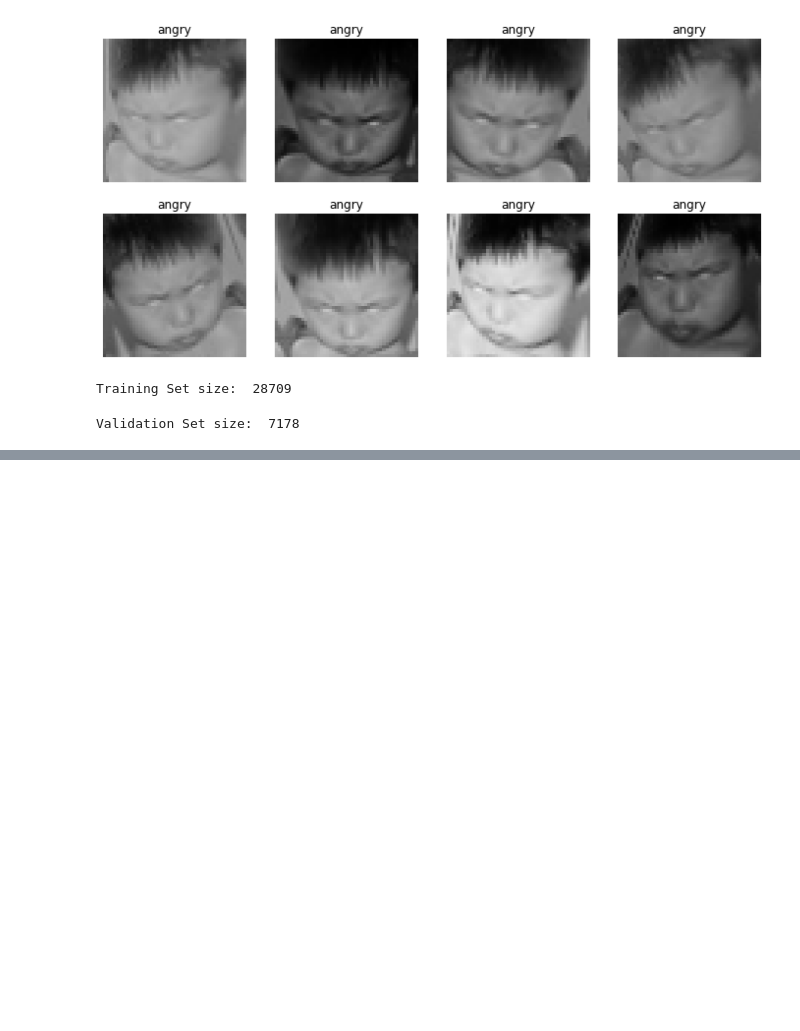
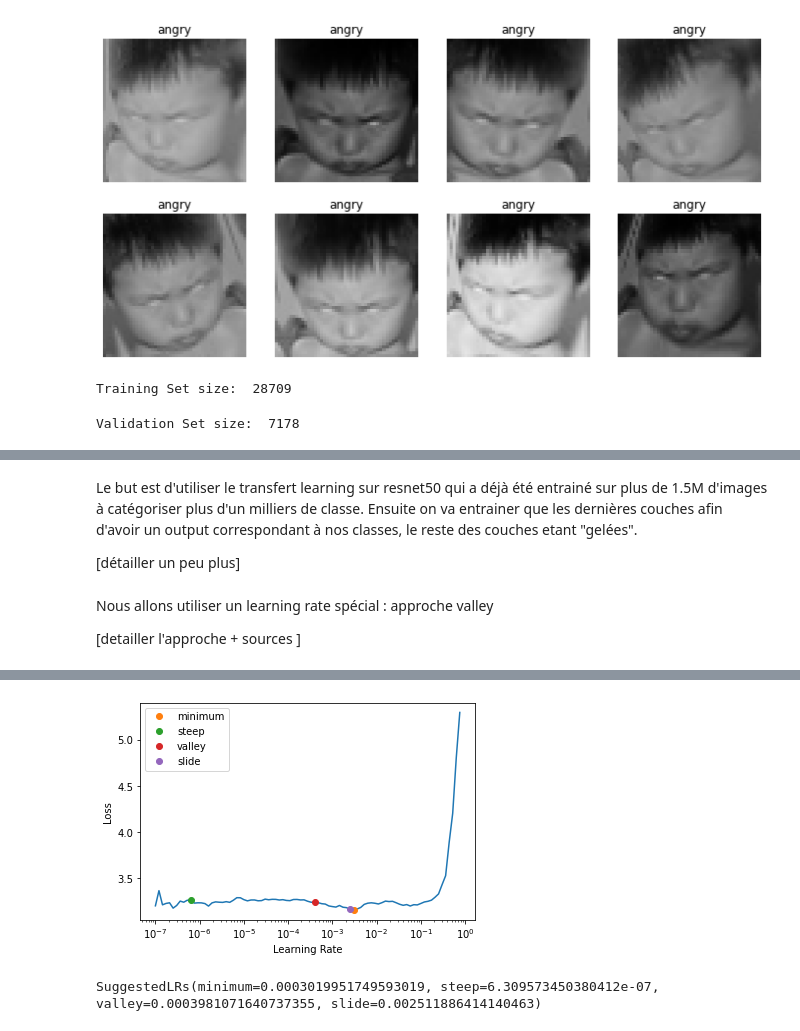
Before and after one commit to ENSAE-Cloud-Computing/MindFlow, a Jupyter notebook: MindFlow - FER Dataset and ResNET50 Transfert Learning Architecture.ipynb, the cells around one changed output, grey strips where cells are left out. Cells and saved outputs as stored; diff of their text form; code cells hidden in the pictures; blank space fills up the shorter version.

Commit message:
restnet50 fine-tuning + learning rates and metrics

```diff
--- a/MindFlow - FER Dataset and ResNET50 Transfert Learning Architecture.ipynb
+++ b/MindFlow - FER Dataset and ResNET50 Transfert Learning Architecture.ipynb
@@ -71,0 +72,5 @@ Validation Set size:  7178
+# %% [markdown]
+Le but est d'utiliser le transfert learning sur resnet50 qui a déjà été entrainé sur plus de 1.5M d'images à catégoriser plus d'un milliers de classe.
+Ensuite on va entrainer que les dernières couches afin d'avoir un output correspondant à nos classes, le reste des couches etant "gelées".
+
+[détailler un peu plus]
@@ -71,0 +79,11 @@ Validation Set size:  7178
+# %%
+f1score = F1Score(average='macro')
+# %%
+learn = cnn_learner(dls, resnet50, metrics=[f1score,accuracy], pretrained=True,cbs=ShowGraphCallback())
+# %% [markdown]
+Nous allons utiliser un learning rate spécial : approche valley
+
+[detailler l'approche + sources ]
+# %%
+sugg_lr = learn.lr_find(suggest_funcs=(minimum, steep, valley, slide))
+# %% [output]
@@ -71,0 +91,5 @@ Validation Set size:  7178
+[figure, added]
+# %%
+sugg_lr
+# %% [output]
+SuggestedLRs(minimum=0.0003019951749593019, steep=6.309573450380412e-07, valley=0.0003981071640737355, slide=0.002511886414140463)
```
Also changed, not shown: parts of 11 cells of this notebook.
